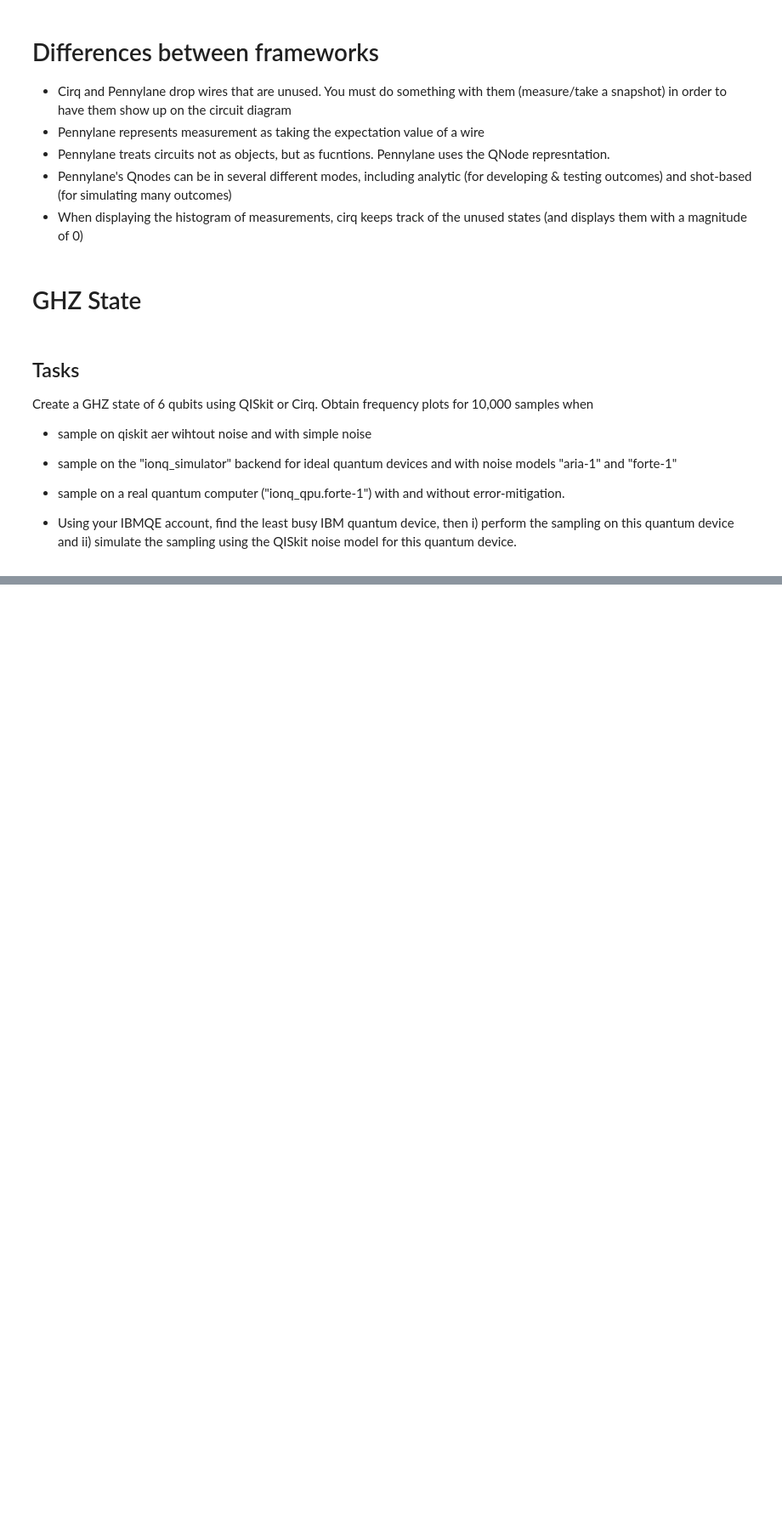
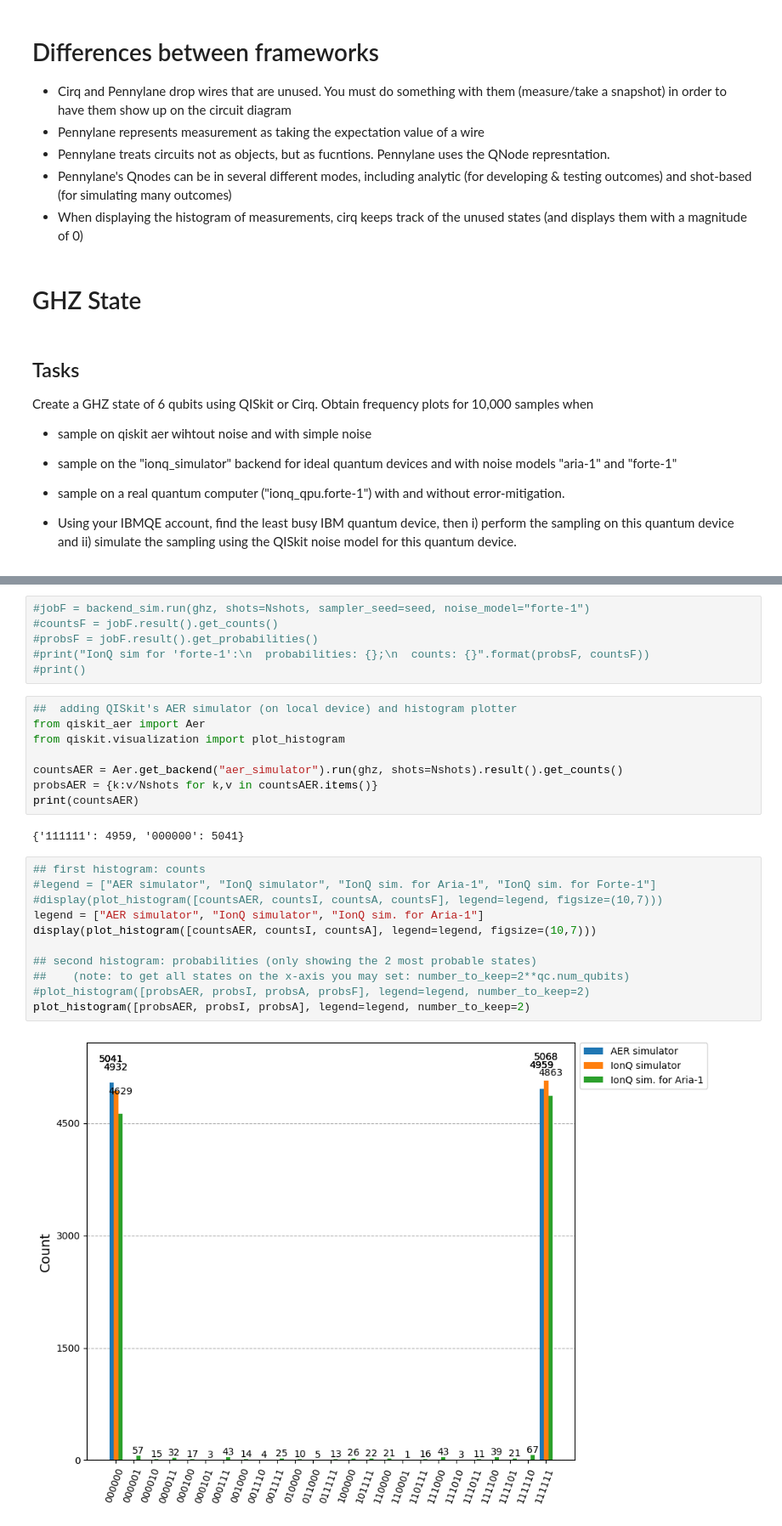
Before and after one commit to siddharm/606-homework, a Jupyter notebook: 606HW2.ipynb, the cells around one changed output, grey strips where cells are left out. Shown at 85% size. Drawn from its saved outputs; the diff is of its cells as text; blank space fills up the shorter version.

Commit message:
finished up most of it

```diff
--- a/606HW2.ipynb
+++ b/606HW2.ipynb
@@ -580,0 +777,29 @@ q_5: ─────────────────────────
+# %%
+#jobF = backend_sim.run(ghz, shots=Nshots, sampler_seed=seed, noise_model="forte-1")
+#countsF = jobF.result().get_counts()
+#probsF = jobF.result().get_probabilities()
+#print("IonQ sim for 'forte-1':\n  probabilities: {};\n  counts: {}".format(probsF, countsF))
+#print()
+# %%
+##  adding QISkit's AER simulator (on local device) and histogram plotter
+from qiskit_aer import Aer
+from qiskit.visualization import plot_histogram
+
+countsAER = Aer.get_backend("aer_simulator").run(ghz, shots=Nshots).result().get_counts()
+probsAER = {k:v/Nshots for k,v in countsAER.items()}
+print(countsAER)
+# %% [output]
+{'111111': 4959, '000000': 5041}
+# %%
+## first histogram: counts
+#legend = ["AER simulator", "IonQ simulator", "IonQ sim. for Aria-1", "IonQ sim. for Forte-1"]
+#display(plot_histogram([countsAER, countsI, countsA, countsF], legend=legend, figsize=(10,7)))
+legend = ["AER simulator", "IonQ simulator", "IonQ sim. for Aria-1"]
+display(plot_histogram([countsAER, countsI, countsA], legend=legend, figsize=(10,7)))
+
+## second histogram: probabilities (only showing the 2 most probable states)
+##    (note: to get all states on the x-axis you may set: number_to_keep=2**qc.num_qubits)
+#plot_histogram([probsAER, probsI, probsA, probsF], legend=legend, number_to_keep=2)
+plot_histogram([probsAER, probsI, probsA], legend=legend, number_to_keep=2)
+# %% [output]
+[figure, added]
```
Also changed, not shown: parts of 32 cells of this notebook.
